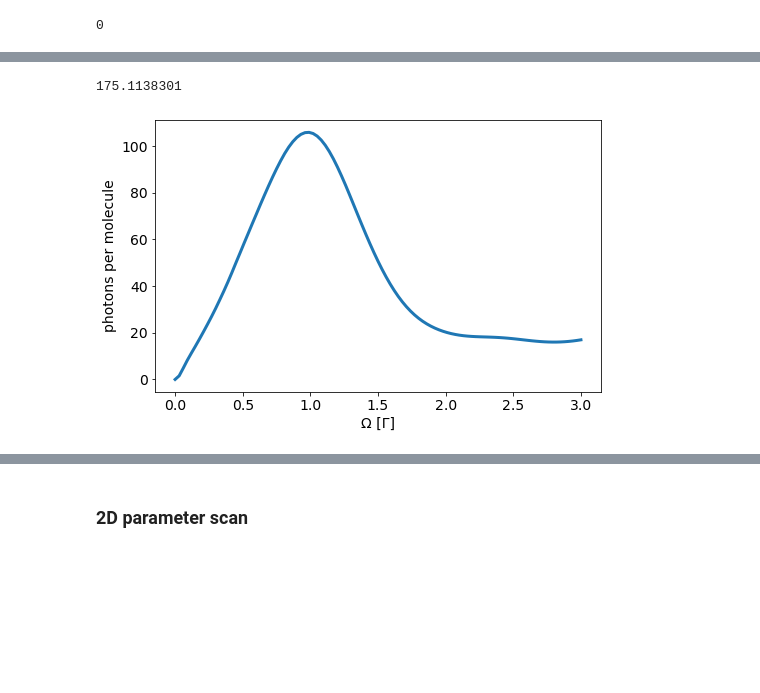
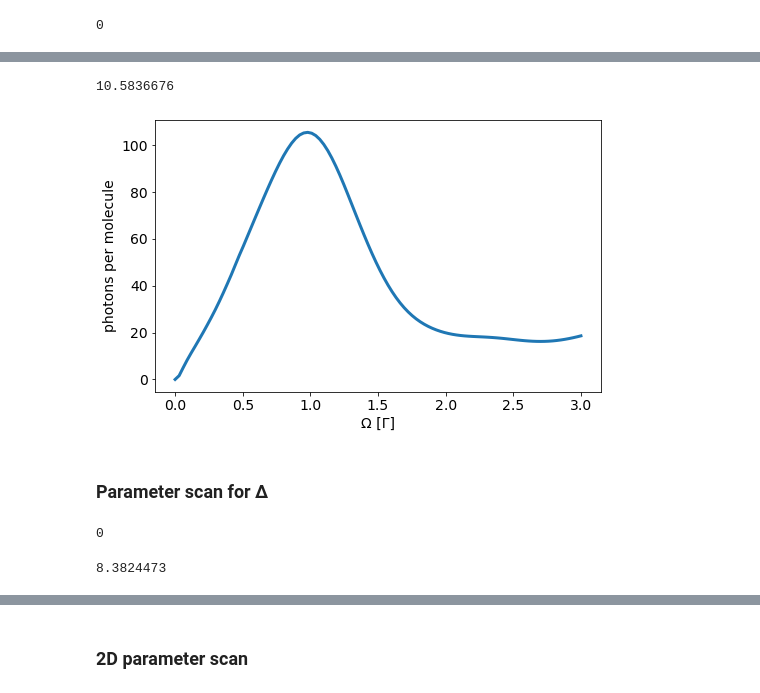
Before and after one commit to ograsdijk/optical-bloch, a Jupyter notebook: Amherst Cycling Transition.ipynb, the cells around one changed output, grey strips where cells are left out. Cells and saved outputs as stored; diff of their text form; code cells hidden in the pictures; blank space fills up the shorter version.

Commit message:
further testing of hamiltonian

```diff
--- a/Amherst Cycling Transition.ipynb
+++ b/Amherst Cycling Transition.ipynb
@@ -121,7 +114,7 @@ path_B = script_dir / "stored_data" / fname_B
 with open(path_B, 'rb') as f:
     H_B = pickle.load(f)
 # %%
-H_B = generate_B_hamiltonian_function(H_B)
+H_B = generate_B_hamiltonian_function(H_B)*2*np.pi
 
 # generate coupled basis states
 Jmin = 1
@@ -475,8 +500,8 @@ Main.eval(ode_fun)
 np.fill_diagonal(ρ_ini[:n_states-4, :n_states-4], 1/(n_states-4))
 # %%
 Γ = 2*np.pi * 1.56e6
-Ω1 = 1*Γ
-Ω2 = 1*Γ
+Ω1 = 0.1*Γ
+Ω2 = 0.1*Γ
 ωp1 = 2*np.pi*2e6 # 2 MHz
 ωp2 = 2*np.pi*2e6 # 2 MHz
 Δ1 = 0
@@ -498,4 +523,15 @@ Main.Δ2 = Δ2
 Main.ρ_ini = ρ_ini
 
 # setting up the parameters to send to the differential equation
-Main.eval("p = [Ω1, νp1, Δ1, Ω2, νp2, Δ2]")
+Main.eval("""
+@everywhere begin
+    Γ = 2pi*1.56e6
+    Ω1 = Γ
+    Ω2 = Γ
+    Δ1 = 0
+    Δ2 = 0
+    νp1 = 1e6
+    νp2 = 1e6
+    p = [Ω1, νp1, Δ1, Ω2, νp2, Δ2]
+end
+""")
@@ -598,7 +631,8 @@ for ax in axes:
 # %% [markdown]
 ### Parameter scan for polarization switching frequency
 # %%
-Main.νs = np.linspace(0,5,401)*Γ/(2*np.pi)
-Main.params = Main.νs
+Main.eval("""
+@everywhere params = [val*Γ/(2pi) for val in 0:5/401:5]""")
+# Main.params = Main.νs
 # %%
 # defining a progress bar to keep track of the ODE ensemble solver progress
@@ -672,3 +698,0 @@ Main.νs[np.argmax(results_νs)]
-# %%
-Main.Ωs = np.linspace(0,3,101)*Γ
-Main.params = Main.Ωs
@@ -709,23 +731,25 @@ ens_prob = EnsembleProblem(prob, prob_func = prob_func, output_func = output_fun
 # %%
-Main.eval("pbar.counter = 0")
-Main.eval("pbar.n = size(params)[1]")
+# Main.eval("pbar.counter = 0")
+# Main.eval("pbar.n = size(params)[1]")
 Main.eval("""
-@time sim = solve(ens_prob, Tsit5(), EnsembleThreads(), save_start = true, save_end = true,
+@time sim = solve(ens_prob, Tsit5(), EnsembleDistributed(), save_start = true, save_end = true,
             save_everystep = true; trajectories = size(params)[1], dt = 1e-9, adaptive=true,
             abstol = 5e-7, reltol = 5e-4)
 sim.elapsedTime
 """)
 # %% [output]
-175.1138301
+10.5836676
 # %%
 results_Ωs = Main.eval("sim.u")
 # %%
 fig, ax = plt.subplots(figsize = (8,5))
 
-ax.plot(Main.Ωs/Γ, results_Ωs*Γ, lw = 3)
+ax.plot(Main.params/Γ, results_Ωs*Γ, lw = 3)
 ax.set_xlabel('Ω [Γ]')
 ax.set_ylabel('photons per molecule')
 
 set_fontsize(ax, 14)
 # %% [output]
-[figure, old version]
+[figure, new version]
+# %% [markdown]
+### Parameter scan for Δ
@@ -731,0 +763,8 @@ set_fontsize(ax, 14)
+# %%
+Main.eval("""
+tspan = (0.0f0, 300e-6)
+prob = ODEProblem(Lindblad_rhs!,ρ_ini,tspan,p)
+tmp = 0
+""")
+# %% [output]
+0
@@ -731,0 +783,11 @@ set_fontsize(ax, 14)
+# %%
+# Main.eval("pbar.counter = 0")
+# Main.eval("pbar.n = size(params)[1]")
+Main.eval("""
+@time sim = solve(ens_prob, Tsit5(), EnsembleDistributed(), save_start = true, save_end = true,
+            save_everystep = true; trajectories = size(params)[1], dt = 1e-9, adaptive=true,
+            abstol = 5e-7, reltol = 5e-4)
+sim.elapsedTime
+""")
+# %% [output]
+8.3824473
```
Also changed, not shown: parts of 61 cells of this notebook, 12 other files.
